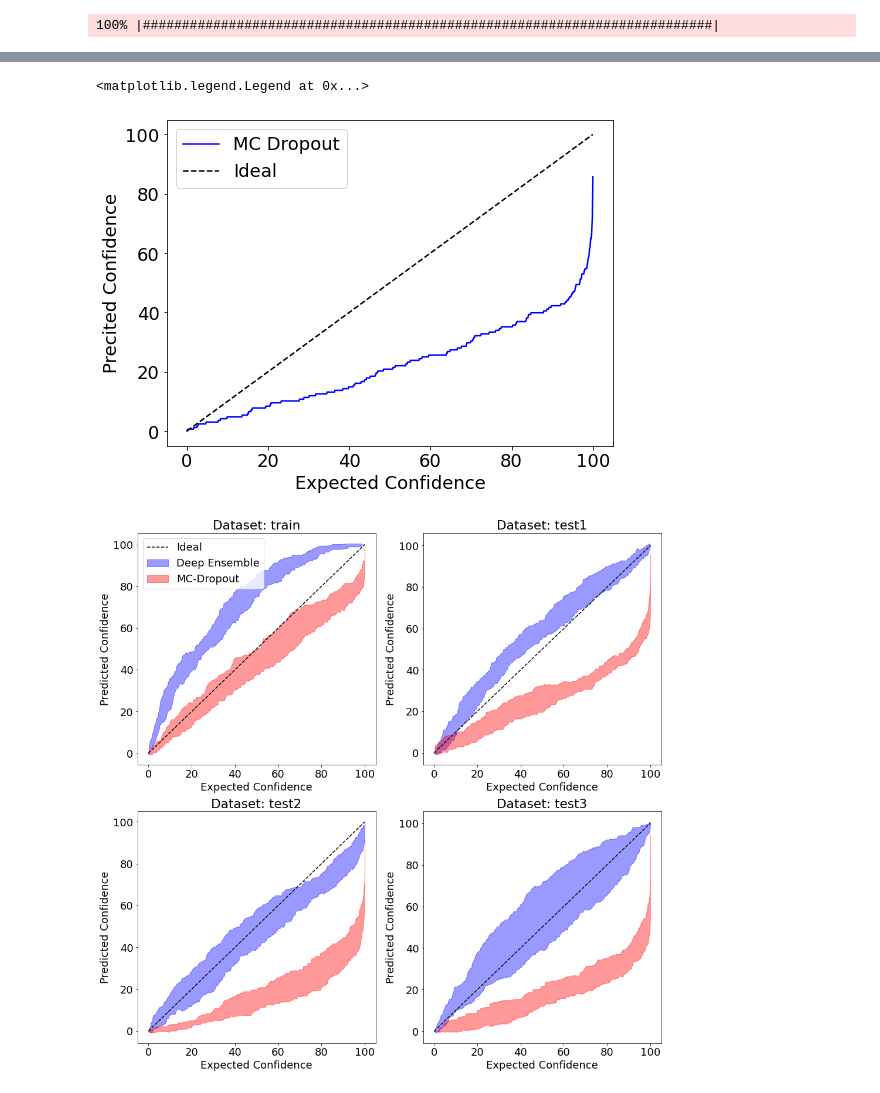
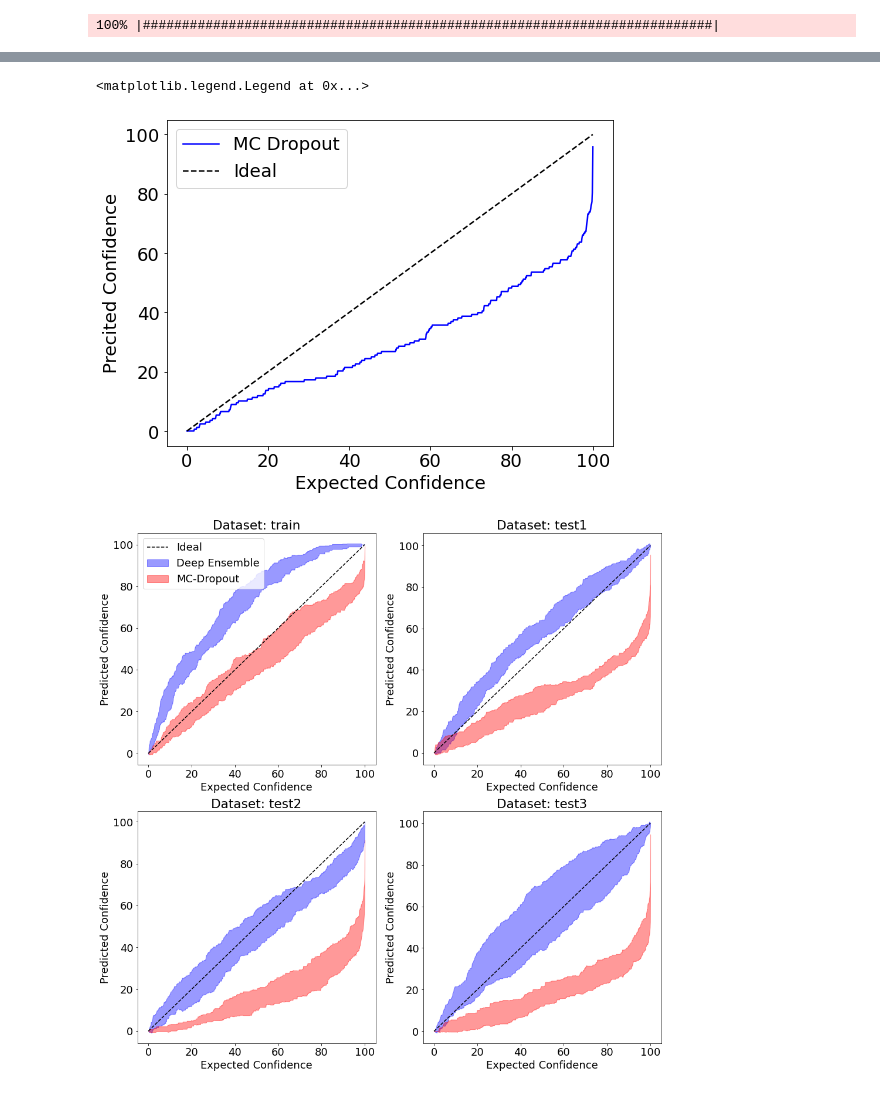
Before and after one commit to VNemani14/UQ_ML_Tutorial, a Jupyter notebook: Case_study_2/UQ_models_train_evaluate_Final.ipynb, the cells around one changed output, grey strips where cells are left out. Saved outputs shown, nothing was run; the diff lists cells and outputs as text; code cells hidden in the pictures.

```diff
--- a/Case_study_2/UQ_models_train_evaluate_Final.ipynb
+++ b/Case_study_2/UQ_models_train_evaluate_Final.ipynb
@@ -358,5 +417,5 @@ allresults_df_sorted.head()
 # %%
-alphas, CI_DE = get_confidence_interval(allresults_df_sorted['True'].values,
+exp_CI, CI_DE, ECE_DE = get_confidence_interval(allresults_df_sorted['True'].values,
                                        allresults_df_sorted['DE_mu_eff'].values,
                                        allresults_df_sorted['DE_sigma_eff'].values)
 # %%
@@ -420,13 +479,13 @@ for myset, myax in zip(range(len(dataset)),ax.flatten()):
     for myiter in range(niter):
         df = allresults_DEdf.loc[(allresults_DEdf['dataset']==dataset[myset]) &
                                  (allresults_DEdf['iteration']==myiter)]
-        alphas, CI_DE = get_confidence_interval(df['True'].values,
+        exp_CI, CI_DE, ECE  = get_confidence_interval(df['True'].values,
                                                df['DE_mu_eff'].values,
                                                df['DE_sigma_eff'].values)
         allCI_DE[:,myiter] = CI_DE
 
     myax.plot([0,100],[0,100], color='black', linestyle='dashed', label='Ideal')
-    myax.fill_between(alphas,
+    myax.fill_between(exp_CI,
                 np.mean(allCI_DE, axis = 1)+np.std(allCI_DE, axis = 1),
                 np.mean(allCI_DE, axis = 1)-np.std(allCI_DE, axis = 1),
                 color='blue', alpha = 0.4, linestyle='None', label='Deep Ensemble')
@@ -445,7 +504,15 @@ for myset, myax in zip(range(len(dataset)),ax.flatten()):
 Simple MLP architecture with 10% dropout probability
 # %%
 def generate_trained_MCmodel(trainX, trainY, nepochs, actfn = 'sigmoid'):
-
+    """
+    Inputs:
+    trainX  - training input of shape (samples, num of features)
+    trainY  - training output of shape (samples, 1)
+    nepochs - number of epochs
+    actfn   - activation function
+    Outputs:
+    model - MC Dropout model
+    """
     n_inp_features = np.shape(trainX)[1]
     feature_input = Input(shape=(n_inp_features,), name="feature_input_layer")
     x = Dense(100, activation = actfn)(feature_input)
@@ -485,32 +572,35 @@ Test3 MAE:  265.4355041503906
 # %%
 # Obtain the RUL prediction results for multiple runs
-nmodel_runs = 5
+nmodel_runs = 10
 allresults_MCdf = pd.DataFrame()
-for myset in dataset:
-    exec("Xnorm =X"+myset+"_norm")
-    exec("Y =Y"+myset)
+for myset in dataset: # train, test1, test2, test3
+    exec("Xnorm =X"+myset+"_norm") # get onput
+    exec("Y =Y"+myset)             # get true output
 
     result_df = pd.DataFrame(Y, columns = ['True'])
     result_df['dataset'] = myset
     for i in range(nmodel_runs):
         result_df["MC_mu_"+str(i)] = K.get_value(select_modelMC(Xnorm, training=True))*(np.max(Ytrain))
+        # training = True -> active dropout
+        # select_modelMC -> trained MC Dropout model
+        # (np.max(Ytrain)) -> scale back the predictions
 
     allresults_MCdf = pd.concat([allresults_MCdf, result_df], axis = 0)
 allresults_MCdf = get_ensemble(allresults_MCdf, "MC", nmodel_runs)
 # %%
 # plot the calibration curve
-alphas, CI_DE = get_confidence_interval(allresults_MCdf['True'].values,
+exp_CI, CI_DE, ECE = get_confidence_interval(allresults_MCdf['True'].values,
                                        allresults_MCdf['MC_mu_eff'].values,
                                        allresults_MCdf['MC_sigma_eff'].values)
 fig = plt.figure(figsize=(8,6))
-plt.plot(alphas,CI_DE, color = 'blue', label='MC Dropout')
+plt.plot(exp_CI,CI_DE, color = 'blue', label='MC Dropout')
 plt.plot([0,100],[0,100], color='black', linestyle='dashed', label='Ideal')
 plt.xlabel('Expected Confidence')
 plt.ylabel('Precited Confidence')
 plt.legend()
 # %% [output]
 <matplotlib.legend.Legend at 0x...>
-[figure, old version]
+[figure, new version]
 # %%
 model_train_bool = False
 if model_train_bool:
```
Also changed, not shown: parts of 25 cells of this notebook, 1 other file.
